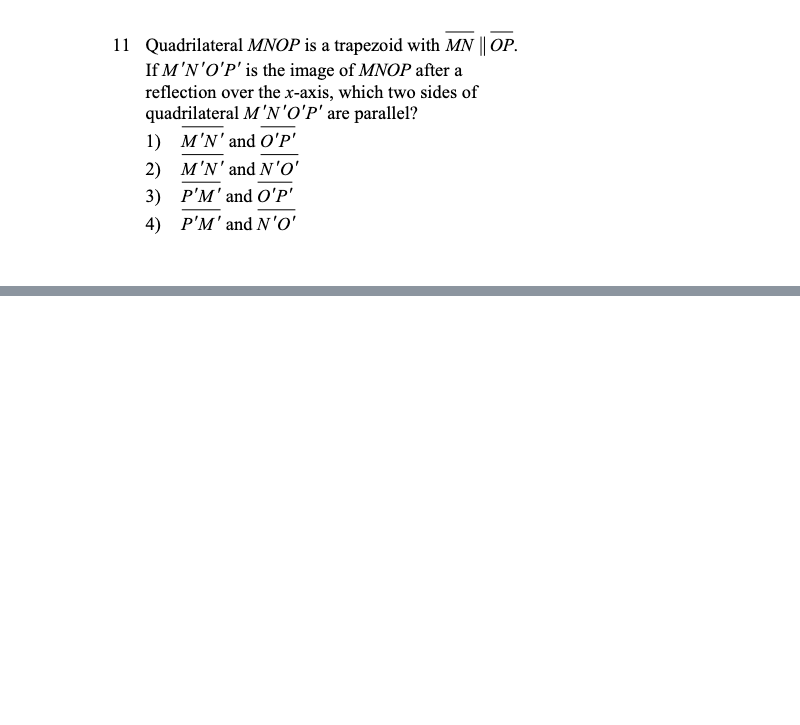
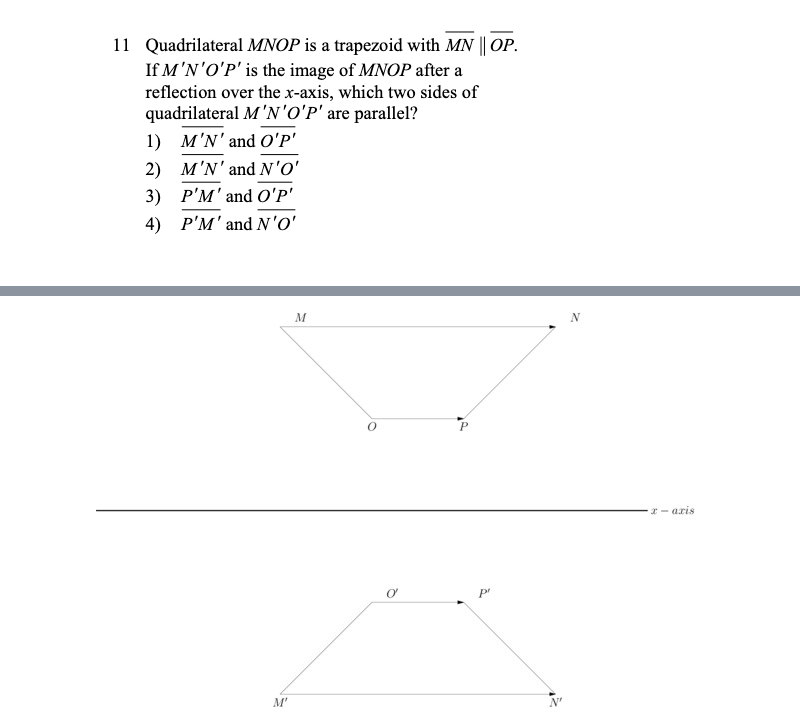
Before and after one commit to tiviluson/Math-tutor-VAS, a Jupyter notebook: backend/api/asymptote/viztool.ipynb, the cells around one changed output, grey strips where cells are left out. Drawn from its saved outputs; the diff is of its cells as text; code cells hidden in the pictures; blank space fills up the shorter version.

```diff
--- a/backend/api/asymptote/viztool.ipynb
+++ b/backend/api/asymptote/viztool.ipynb
@@ -1079,3 +1079,16 @@ viz_asym(VizS.asymptote_code)
 [figure]
 # %% [markdown]
 ![image.png](attachment:image.png)
+# %%
+from viztool import get_vizualization
+input_params = {
+    "session_id": session_data["session_id"],
+    "init_problem": problem["problem_text"],
+    "tutor_solution": solution["solution_text"],
+}
+# %%
+response_json = get_vizualization(
+    input_params['session_id'],
+    input_params['init_problem'],
+    input_params['tutor_solution'],
+)
@@ -1081,0 +1105,11 @@ viz_asym(VizS.asymptote_code)
+# %%
+from IPython.display import Image, display
+import base64
+
+try:
+    b64_data = response_json['b64_string_viz']
+    display(Image(data=base64.b64decode(b64_data)))
+except Exception as e:
+    print("Error displaying image:", e)
+# %% [output]
+[figure, added]
```
Also changed, not shown: parts of 3 cells of this notebook, 2 other files.
